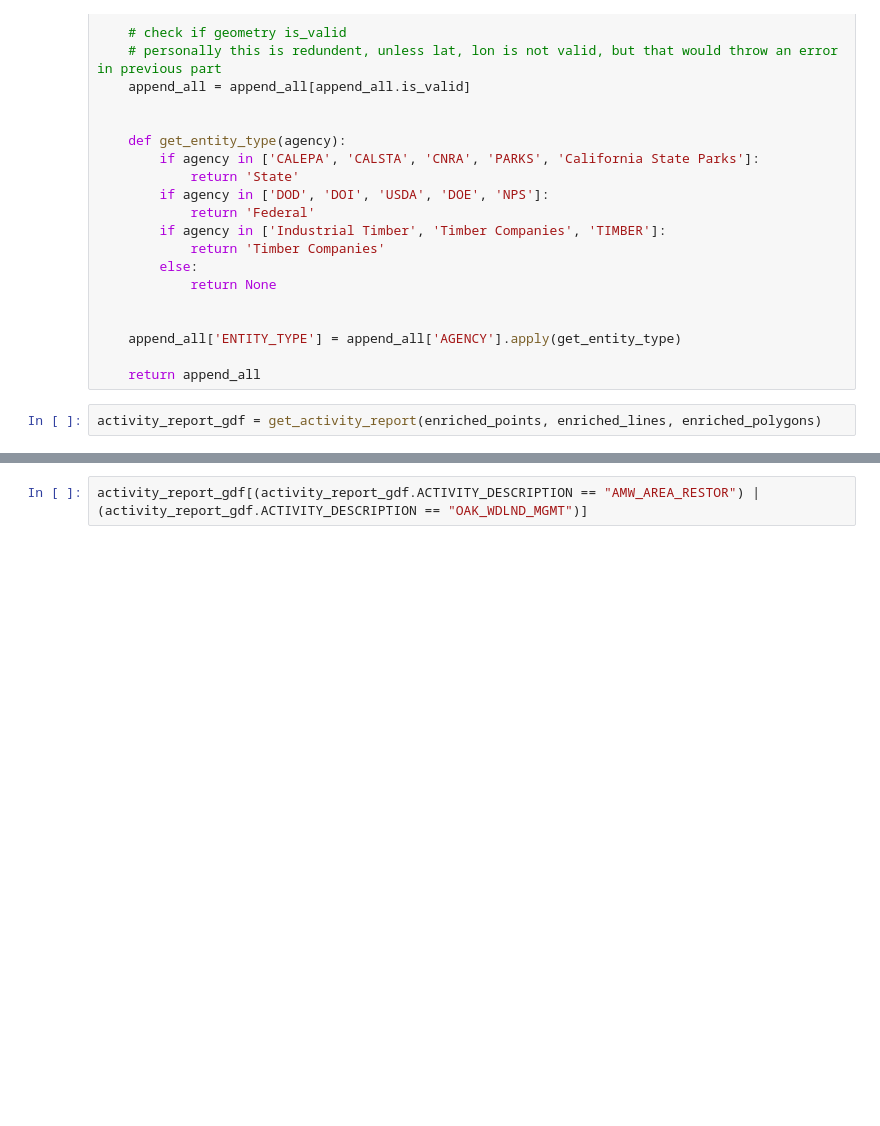
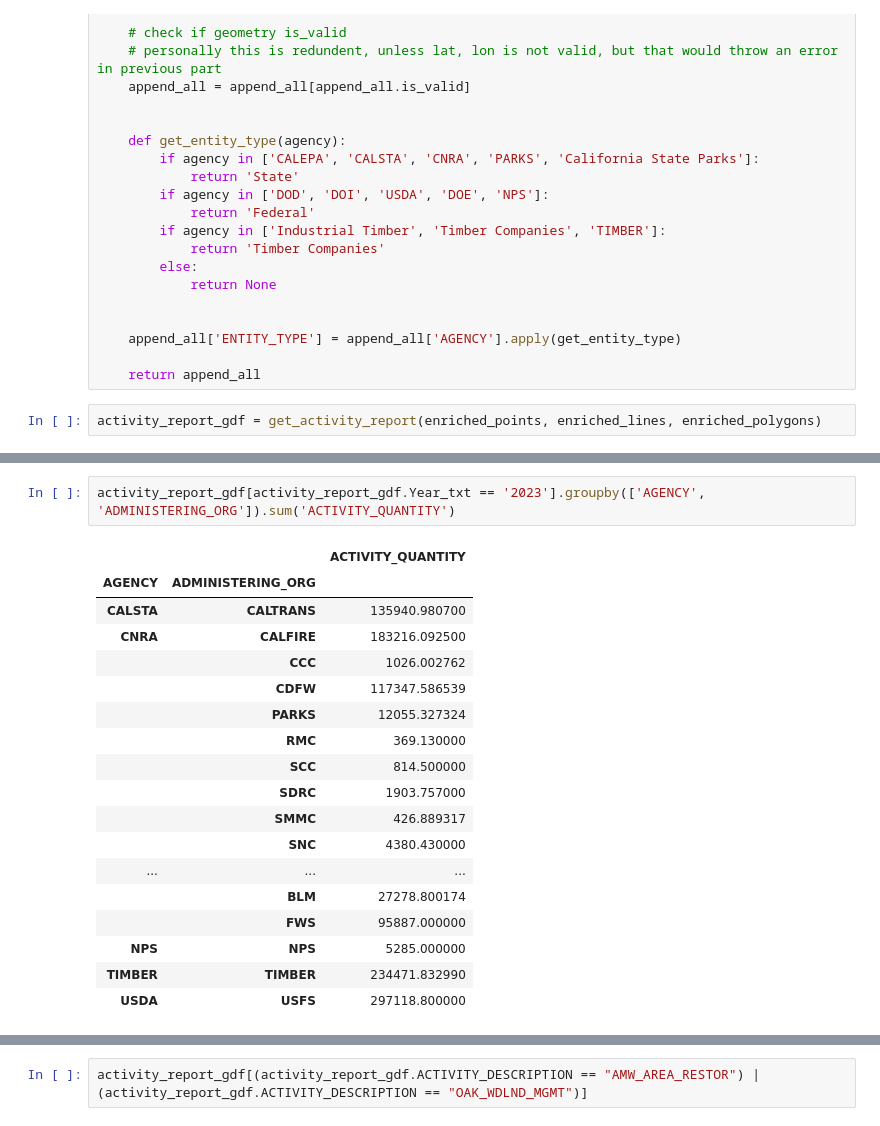
Before and after one commit to klinucsd/interagency-tracking-system, a Jupyter notebook: notebooks/Append.ipynb, the cells around one changed output, grey strips where cells are left out. Drawn from its saved outputs; the diff is of its cells as text; blank space fills up the shorter version.

```diff
--- a/notebooks/Append.ipynb
+++ b/notebooks/Append.ipynb
@@ -387 +254,22 @@ activity_report_gdf[activity_report_gdf.AGENCY.isna()]
+# %%
+activity_report_gdf[activity_report_gdf.Year_txt == '2023'].groupby(['AGENCY', 'ADMINISTERING_ORG']).sum('ACTIVITY_QUANTITY')
+# %% [output]
+|  |  | ACTIVITY_QUANTITY |
+| AGENCY | ADMINISTERING_ORG |  |
+| CALSTA | CALTRANS | 135940.980700 |
+| CNRA | CALFIRE | 183216.092500 |
+|  | CCC | 1026.002762 |
+|  | CDFW | 117347.586539 |
+|  | PARKS | 12055.327324 |
+|  | RMC | 369.130000 |
+|  | SCC | 814.500000 |
+|  | SDRC | 1903.757000 |
+|  | SMMC | 426.889317 |
+|  | SNC | 4380.430000 |
+| ... | ... | ... |
+|  | BLM | 27278.800174 |
+|  | FWS | 95887.000000 |
+| NPS | NPS | 5285.000000 |
+| TIMBER | TIMBER | 234471.832990 |
+| USDA | USFS | 297118.800000 |
 # %%
```
Also changed, not shown: parts of 20 cells of this notebook, 5 other files.
